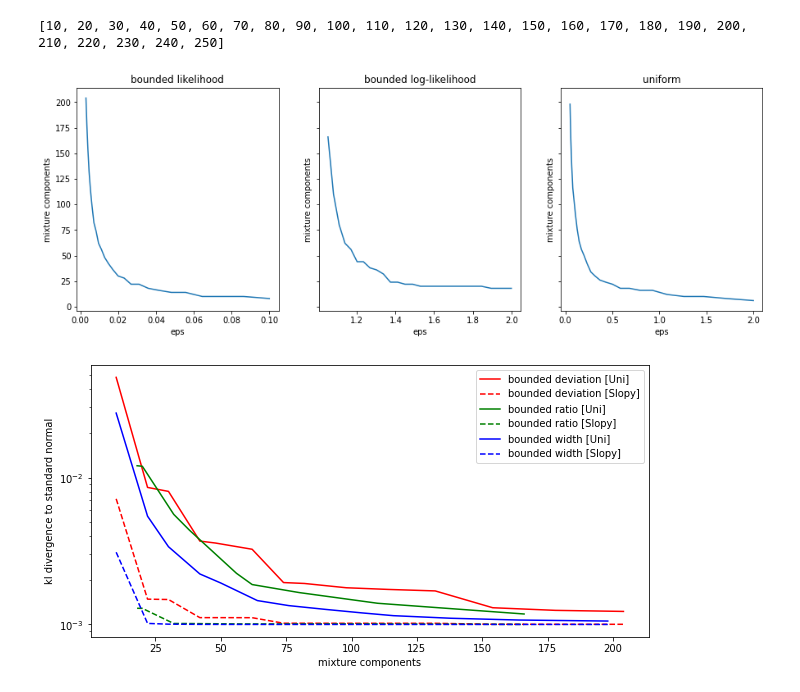
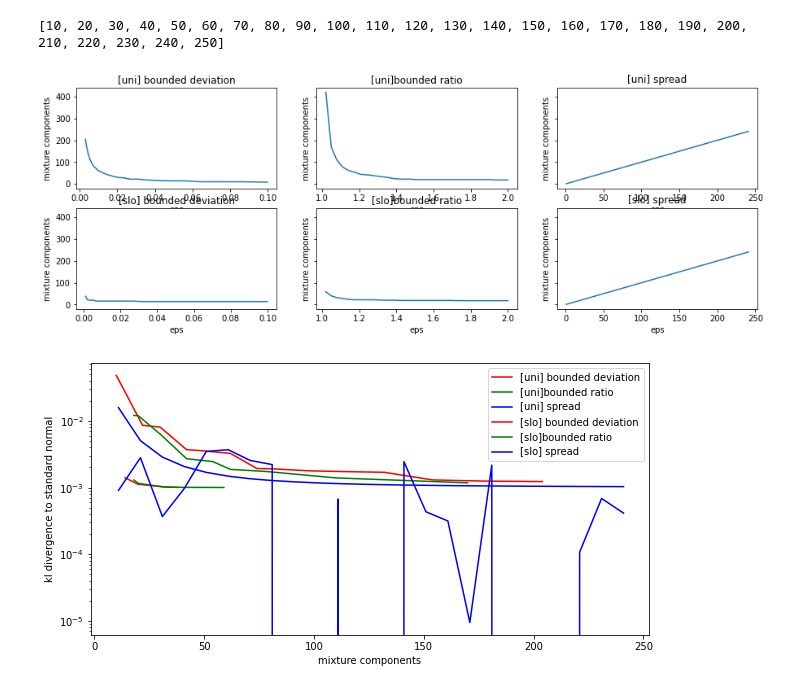
Before and after one commit to Whatisthisname/bayesian_network_to_spn, a Jupyter notebook: nb_gauss_kl.ipynb, the cells around one changed output. Cells and saved outputs as stored; diff of their text form; code cells hidden in the pictures.

Commit message:
report stuff visualization

```diff
--- a/nb_gauss_kl.ipynb
+++ b/nb_gauss_kl.ipynb
@@ -65,7 +68,7 @@ def kl_slope (s, mid, e, w, slope):
 splits = []
 splits.append((zip(*spnhelp.gauss_discretization_params(mu, sd, 1.05, spnhelp.CRIT_uniform_bounded_ratio)), "bounded likelihood deviation"))
 splits.append((zip(*spnhelp.gauss_discretization_params(mu, sd, 0.05, spnhelp.CRIT_uniform_bounded_deviation)), "bounded log-likelihood deviation"))
-splits.append((zip(*spnhelp.gauss_discretization_params(mu, sd, 0.2, spnhelp.CRIT_bounded_width)), "uniform width"))
+splits.append((zip(*spnhelp.gauss_discretization_params(mu, sd, 10, spnhelp.CRIT_bounded_width)), "uniform width"))
 
 for (start, _, end, weight, slope), name in splits:
     kl_ =  kl(start, 0, end, weight, mu, sd)
@@ -83,7 +86,7 @@ kl_slope: 0.00100 50 with components for  uniform width
 # %%
-xs = np.exp(np.linspace(-5, -1, 10))
+xs = np.exp(np.linspace(-8, -1, 10))
 # plt.scatter(xs, epses)
-plt.plot(xs, [len(spnhelp.gauss_discretization_params(mu, sd, e, spnhelp.CRIT_uniform_bounded_deviation)) for e in xs])
+plt.scatter(xs, [len(spnhelp.gauss_discretization_params(mu, sd, e, spnhelp.CRIT_slopyform_bounded_deviation)) for e in xs])
 plt.ylabel("mixture components")
 plt.xlabel("eps")
 # %% [output]
@@ -92,54 +96,58 @@ Text(0.5, 0, 'eps')
 # %%
-fig, ax = plt.subplots(1, 3, sharey=True, figsize=(15,5))
+fig, ax = plt.subplots(2, 3, sharey=True, figsize=(15,5))
 
-names = ["bounded deviation", "bounded ratio", "uniform"]
+names = ["[uni] bounded deviation", "[uni]bounded ratio", "[uni] spread", "[slo] bounded deviation", "[slo]bounded ratio", "[slo] spread"]
 splits = []
-splits.append((lambda e: spnhelp.gauss_discretization_params(mu, sd, e, spnhelp.CRIT_uniform_bounded_deviation), np.log(0.003), np.log(0.1)))
-splits.append((lambda e: spnhelp.gauss_discretization_params(mu, sd, e, spnhelp.CRIT_uniform_bounded_ratio), np.log(1.05), np.log(2)))
-splits.append((lambda e: spnhelp.gauss_discretization_params(mu, sd, e, spnhelp.CRIT_bounded_width), np.log(0.05), np.log(2.0)))
+splits.append((False, lambda e: spnhelp.gauss_discretization_params(mu, sd, e, spnhelp.CRIT_uniform_bounded_deviation), np.exp(np.linspace(np.log(0.003), np.log(0.1), 25))))
+splits.append((False, lambda e: spnhelp.gauss_discretization_params(mu, sd, e, spnhelp.CRIT_uniform_bounded_ratio), np.exp(np.linspace(np.log(1.035), np.log(2), 25))))
+splits.append((False, lambda e: spnhelp.gauss_discretization_params(mu, sd, e, spnhelp.CRIT_bounded_width), range(1, 250, 10)))
+
+splits.append((True, lambda e: spnhelp.gauss_discretization_params(mu, sd, e, spnhelp.CRIT_slopyform_bounded_deviation), np.linspace(0.001, 0.1), 25))
+splits.append((True, lambda e: spnhelp.gauss_discretization_params(mu, sd, e, spnhelp.CRIT_slopyform_bounded_ratio), np.exp(np.linspace(0.001, np.log(2), 25))))
+splits.append((True, lambda e: spnhelp.gauss_discretization_params(mu, sd, e, spnhelp.CRIT_bounded_width), range(1, 250, 10)))
 
 test_components = [10, 20, 30, 40, 50, 60, 70, 80, 90, 100, 110, 120, 130, 140, 150, 160, 170, 180, 190, 200, 210, 220, 230, 240, 250]
 # test_components = [10, 20, 100]
 print(test_components)
-kls_uniform = [[] for s in splits]
-kls_slopyform = [[] for s in splits]
+kls = [[] for s in splits]
 
-for i, (f, e_min, e_max) in enumerate(splits):
+for i, (is_sloped, f, xs) in enumerate(splits):
     name = names[i]
-    xs = np.exp(np.linspace(e_min, e_max, 25))
-    ys = np.array([len(f(e)) for e in xs])
+
+    params = np.array([f(e) for e in xs], dtype=object)
+    n_components = np.array([len(p) for p in params])
 
     for t in test_components:
-        x = xs[np.argmin(np.abs(ys - t))]
-        start, _, end, weight, slope = zip(*f(x))
-        kl_ = kl(start, _, end, weight, mu, sd)
-        kl__ = kl_slope(start, _, end, weight, slope)
+        # x = xs[np.argmin(np.abs(n_components - t))]
+        start, _, end, weight, slope = zip(*params[np.argmin(np.abs(n_components - t))])
+
+        if i <= 2:
+            kl_ = kl(start, _, end, weight, mu, sd)
+        else:
+            kl_ = kl_slope(start, _, end, weight, slope)
 
         n = len(start)
-        kls_uniform[i].append((kl_, n))
-        kls_slopyform[i].append((kl__, n))
+        kls[i].append((kl_, n))
 
-    ax[i].plot(xs, ys)
-    ax[i].set_ylabel("mixture components")
-    ax[i].set_xlabel("eps")
-    ax[i].set_title(name)
+    ax[1 if is_sloped else 0, i%3].plot(xs, n_components)
+    ax[1 if is_sloped else 0, i%3].set_ylabel("mixture components")
+    ax[1 if is_sloped else 0, i%3].set_xlabel("eps")
+    ax[1 if is_sloped else 0, i%3].set_title(name)
 # %% [output]
 [10, 20, 30, 40, 50, 60, 70, 80, 90, 100, 110, 120, 130, 140, 150, 160, 170, 180, 190, 200, 210, 220, 230, 240, 250]
-[figure, old version]
+[figure, new version]
 # %%
 plt.rcParams["figure.figsize"] = (10, 5)
-names = ["bounded deviation", "bounded ratio", "bounded width"]
+names = ["[uni] bounded deviation", "[uni] bounded ratio", "[uni] spread", "[slo] bounded deviation", "[slo] bounded ratio", "[slo] spread"]
 
-colors = ["r", "g", "b"]
-for unif_run, slopy_run, name, color in zip(kls_uniform, kls_slopyform, names, colors):
-    kl_, n = zip(*unif_run)
-    kl__, _ = zip(*slopy_run)
-    plt.plot(n, kl_, label = name + " [Uni]", c=color)
-    plt.plot(n, kl__, label = name + " [Slopy]", c=color, linestyle="dashed")
+colors = ["r", "g", "b"] * 2
+for run, name, color in zip(kls, names, colors):
+    kl_, n = zip(*run)
+    plt.plot(n, kl_, label = name, c=color)
 
 plt.xlabel("mixture components")
 plt.ylabel("kl divergence to standard normal")
 plt.yscale("log")
 plt.legend();
 # %% [output]
-[figure, old version]
+[figure, new version]
```
Also changed, not shown: parts of 3 cells of this notebook, 12 other files.
